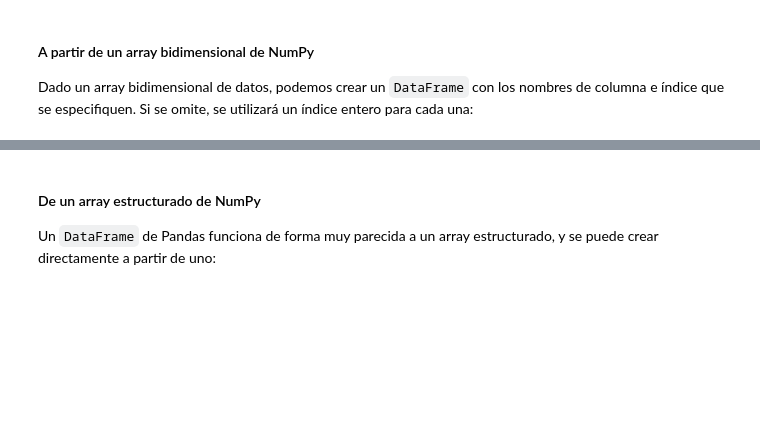
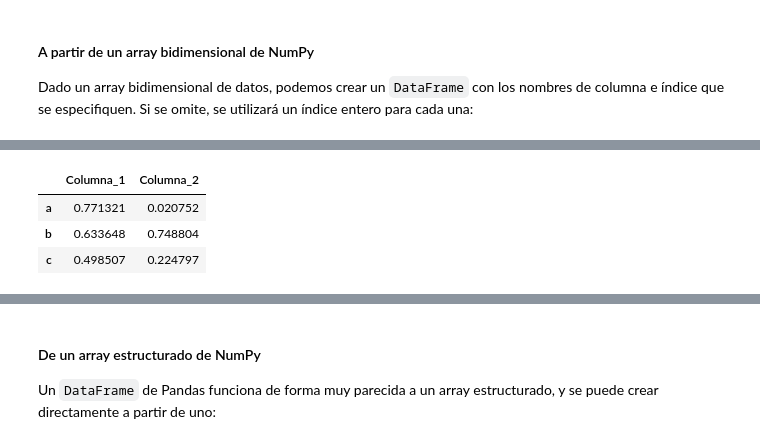
Before and after one commit to fercardiaz-tbs/DSPT_TBS_SVL_0923, a Jupyter notebook: 2-Data Analytics/4-Pandas/1-Teoria/Pandas 1.ipynb, the cells around one changed output, grey strips where cells are left out. Cells and saved outputs as stored; diff of their text form; code cells hidden in the pictures; blank space fills up the shorter version.

```diff
--- a/2-Data Analytics/4-Pandas/1-Teoria/Pandas 1.ipynb
+++ b/2-Data Analytics/4-Pandas/1-Teoria/Pandas 1.ipynb
@@ -226,7 +407,13 @@ np.random.rand(3, 2)
 # %%
 np.random.seed(10)
 x = pd.DataFrame(np.random.rand(3, 2),
              columns=['Columna_1', 'Columna_2'],
              index=['a', 'b', 'c'])
+x
+# %% [output]
+|  | Columna_1 | Columna_2 |
+| a | 0.771321 | 0.020752 |
+| b | 0.633648 | 0.748804 |
+| c | 0.498507 | 0.224797 |
 # %%
 x.reset_index()
```
Also changed, not shown: parts of 80 cells of this notebook, 6 other files.
